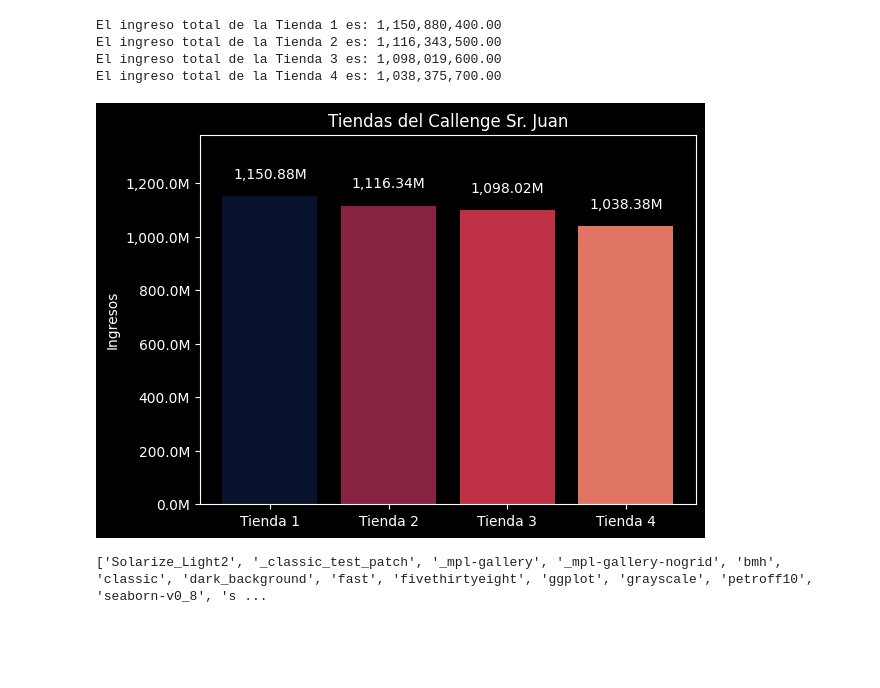
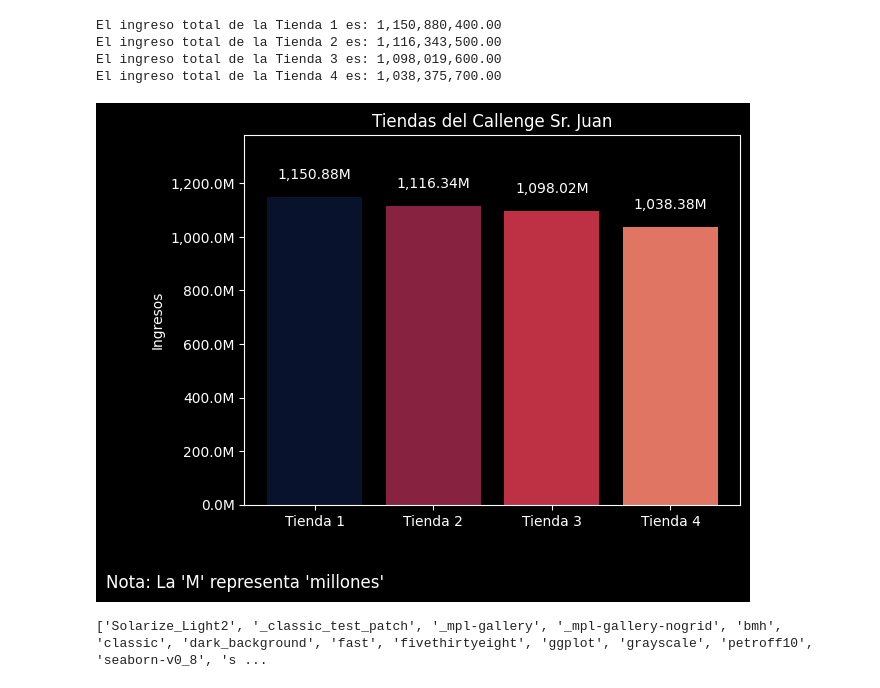
Before and after one commit to zenyonki/alura_store, a Jupyter notebook: AluraStoreLatam.ipynb, the cells around one changed output. Cells and saved outputs as stored; diff of their text form; code cells hidden in the pictures; blank space fills up the shorter version.

```diff
--- a/AluraStoreLatam.ipynb
+++ b/AluraStoreLatam.ipynb
@@ -91,34 +91,45 @@ fig, ax = plt.subplots()
 tiendas = ['Tienda 1', 'Tienda 2', 'Tienda 3', 'Tienda 4']
 ingreso_total = [ingreso_total_1, ingreso_total_2, ingreso_total_3, ingreso_total_4]
 bar_labels = ['Tienda 1', 'Tienda 2', 'Tienda 3', 'Tienda 4']
 #Paleta de colores personalizada de colorhunt.co
 bar_colors = ['#09122C', '#872341', '#BE3144', '#E17564']
 
 ax.bar(tiendas, ingreso_total, label=bar_labels, color=bar_colors)
 
 ax.set_ylabel('Ingresos')
 ax.set_title('Tiendas del Callenge Sr. Juan')
 # Configuramos el formato del eje Y para mostrar los valores en millones (M).
 # Usamos FuncFormatter de matplotlib.ticker para personalizar cómo se muestran las etiquetas del eje.
 # La función lambda toma el valor 'x' del eje Y y lo divide por 1e6 (millones),
 # formateando el resultado con un decimal y agregando la letra 'M' (millones).
 # Ejemplo: un valor de 1,500,000 en el eje Y se mostrará como '1.5M'.
 ax.yaxis.set_major_formatter(mtick.FuncFormatter(lambda x, _: f'{x/1e6:,.1f}M')) #
 ax.set_ylim(0, max(ingreso_total) * 1.2)
 
 # Agregamos etiquetas de texto encima de cada barra para mostrar su valor.
 # 'enumerate' nos da tanto el índice (i) como el valor (value) de cada barra.
 # Colocamos el texto ligeramente por encima de cada barra (value + 5% del valor máximo)
 # para mejorar la legibilidad, y usamos f-strings para formatear los valores con comas
 # separadoras y dos decimales.
 for i, value in enumerate(ingreso_total):
     ax.text(i, value + 0.05 * max(ingreso_total), f'{value/1e6:,.2f}M', ha='center', va='bottom')
 
+ax.annotate(
+    "Nota: La 'M' representa 'millones'",  # Texto de la nota
+    xy=(0, 0),                       # Coordenadas de referencia dentro del gráfico (pueden ajustarse según el diseño)
+    xytext=(-50, -50),               # Posición relativa del texto (ajustable)
+    textcoords='offset points',      # Coordenadas relativas al punto (0, 0)
+    fontsize=12,                     # Tamaño del texto
+    color="white",                   # Color del texto
+    ha="center",                      # Alineación horizontal
+    va="top"
+)
+
 plt.style.use('dark_background')
 
 plt.show()
 # %% [output]
-[figure, old version]
+[figure, new version]
 # %%
 #Esto es para conocer los estilos disponibles en la librería. Se probaron todos y se eligió el "dark_background".
 print(plt.style.available)
```
Also changed, not shown: parts of 8 cells of this notebook.
